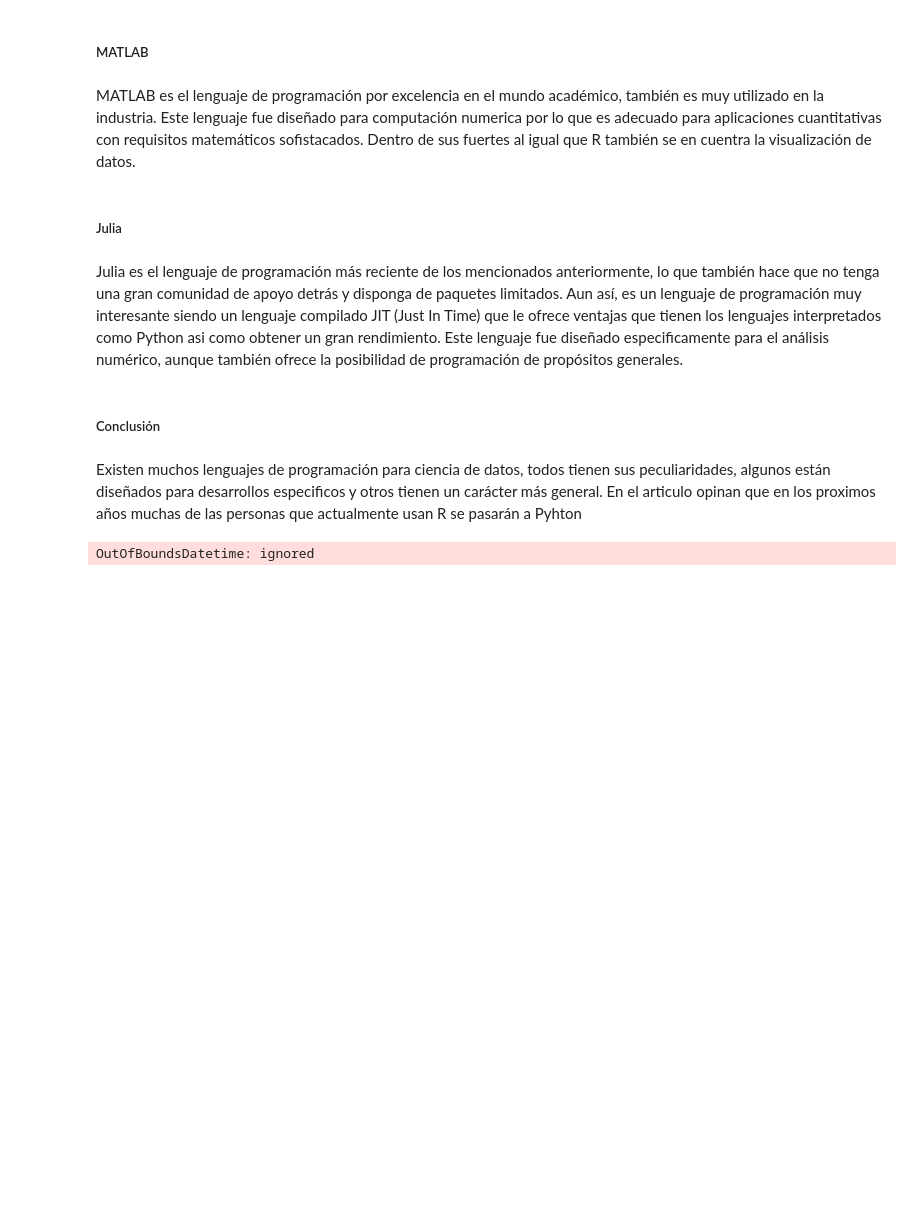
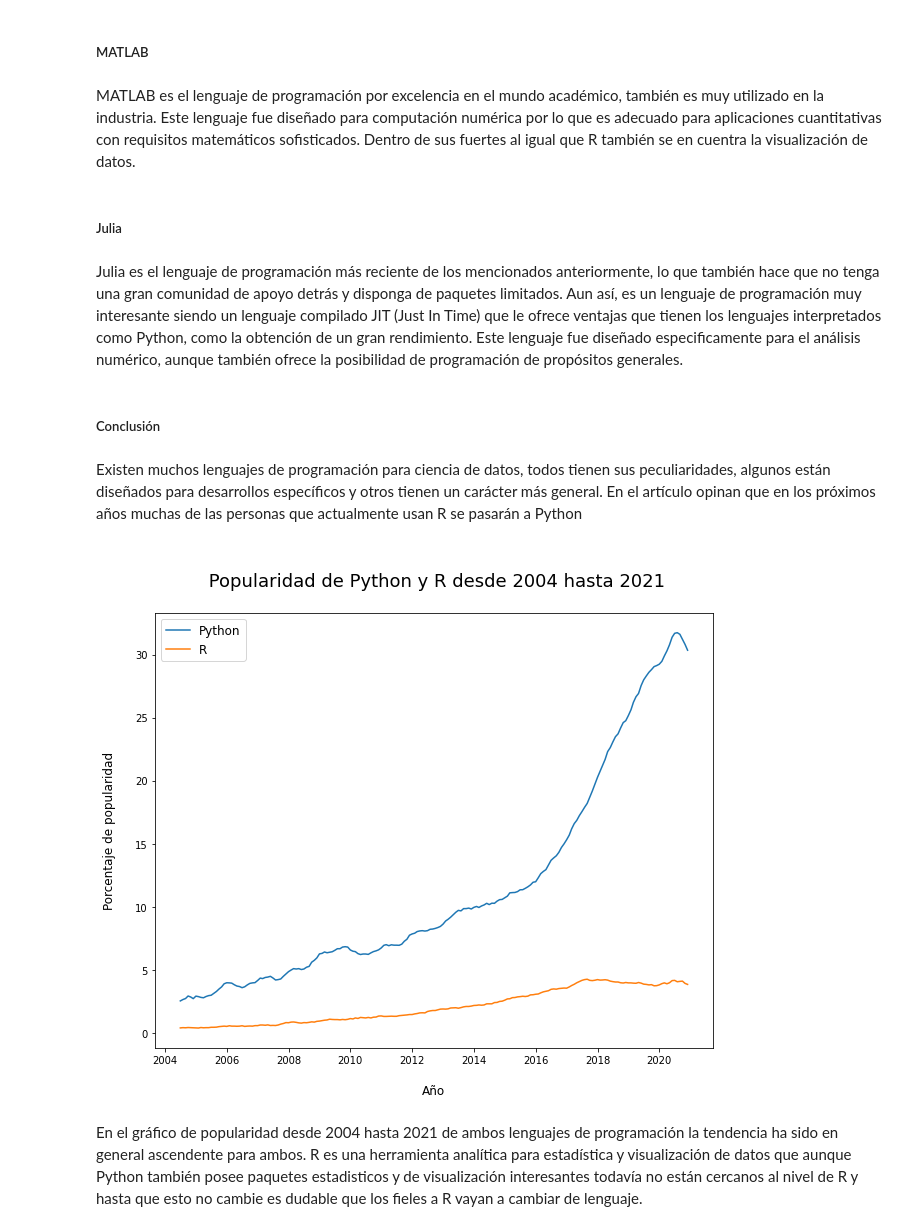
Before and after one commit to mariachurches/PythonIA, a Jupyter notebook: WhitePapers/01MIAR_ACT_WhitePapers.ipynb, the cells around one changed output. Saved outputs shown, nothing was run; the diff lists cells and outputs as text; code cells hidden in the pictures; blank space fills up the shorter version.

```diff
--- a/WhitePapers/01MIAR_ACT_WhitePapers.ipynb
+++ b/WhitePapers/01MIAR_ACT_WhitePapers.ipynb
@@ -316,32 +357,33 @@ SQL es un lenguaje más util para el procesamiento de datos que como herramienta
 # %% [markdown]
 ##### MATLAB
 # %% [markdown]
- MATLAB es el lenguaje de programación por excelencia en el mundo académico, también es muy utilizado en la industria. Este lenguaje fue diseñado para computación numerica por lo que es adecuado para aplicaciones cuantitativas con requisitos matemáticos sofistacados. Dentro de sus fuertes al igual que R también se en cuentra la visualización de datos.
+ MATLAB es el lenguaje de programación por excelencia en el mundo académico, también es muy utilizado en la industria. Este lenguaje fue diseñado para computación numérica por lo que es adecuado para aplicaciones cuantitativas con requisitos matemáticos sofisticados. Dentro de sus fuertes al igual que R también se en cuentra la visualización de datos.
 # %% [markdown]
 ##### Julia
 # %% [markdown]
-Julia es el lenguaje de programación más reciente de los mencionados anteriormente, lo que también hace que no tenga una gran comunidad de apoyo detrás y disponga de paquetes limitados. Aun así, es un lenguaje de programación muy interesante siendo un lenguaje compilado JIT (Just In Time) que le ofrece ventajas que tienen los lenguajes interpretados como Python asi como obtener un gran rendimiento. Este lenguaje fue diseñado especificamente para el análisis numérico, aunque también ofrece la posibilidad de programación de propósitos generales.
+Julia es el lenguaje de programación más reciente de los mencionados anteriormente, lo que también hace que no tenga una gran comunidad de apoyo detrás y disponga de paquetes limitados. Aun así, es un lenguaje de programación muy interesante siendo un lenguaje compilado JIT (Just In Time) que le ofrece ventajas que tienen los lenguajes interpretados como Python, como la obtención de un gran rendimiento. Este lenguaje fue diseñado especificamente para el análisis numérico, aunque también ofrece la posibilidad de programación de propósitos generales.
 # %% [markdown]
 ##### Conclusión
 # %% [markdown]
-Existen muchos lenguajes de programación para ciencia de datos, todos tienen sus peculiaridades, algunos están diseñados para desarrollos especificos y otros tienen un carácter más general.
-En el articulo opinan que en los proximos años muchas de las personas que actualmente usan R se pasarán a Pyhton
+Existen muchos lenguajes de programación para ciencia de datos, todos tienen sus peculiaridades, algunos están diseñados para desarrollos específicos y otros tienen un carácter más general.
+En el artículo opinan que en los próximos años muchas de las personas que actualmente usan R se pasarán a Python
 # %%
 popularity = pd.read_csv("/content/Popularity.csv")
 popularity.head()
 popularity["Date"] = pd.to_datetime(popularity["Date"])
 columns = ["Date","Python","R"]
 popularity[columns]
 
 fig, ax = plt.subplots()
 fig.set_size_inches(10,8)
-axes_x = range(repes)
 ax.plot(popularity["Date"], popularity["Python"], label='Python')
 ax.plot(popularity["Date"], popularity["R"], label='R')
 plt.title("\n Popularidad de Python y R desde 2004 hasta 2021\n", loc="center", fontsize=18)
 plt.legend(loc="best", prop={'size': 12})
 plt.xlabel("\nAño",fontsize=12)
 plt.ylabel("Porcentaje de popularidad\n",fontsize=12)
 plt.show()
 # %% [output]
-OutOfBoundsDatetime: ignored
+[figure, added]
+# %% [markdown]
+En el gráfico de popularidad desde 2004 hasta 2021 de ambos lenguajes de programación la tendencia ha sido en general ascendente para ambos. R es una herramienta analítica para estadística y visualización de datos que aunque Python también posee paquetes estadisticos y de visualización interesantes todavía no están cercanos al nivel de R y hasta que esto no cambie es dudable que los fieles a R vayan a cambiar de lenguaje.
```
Also changed, not shown: parts of 23 cells of this notebook.
